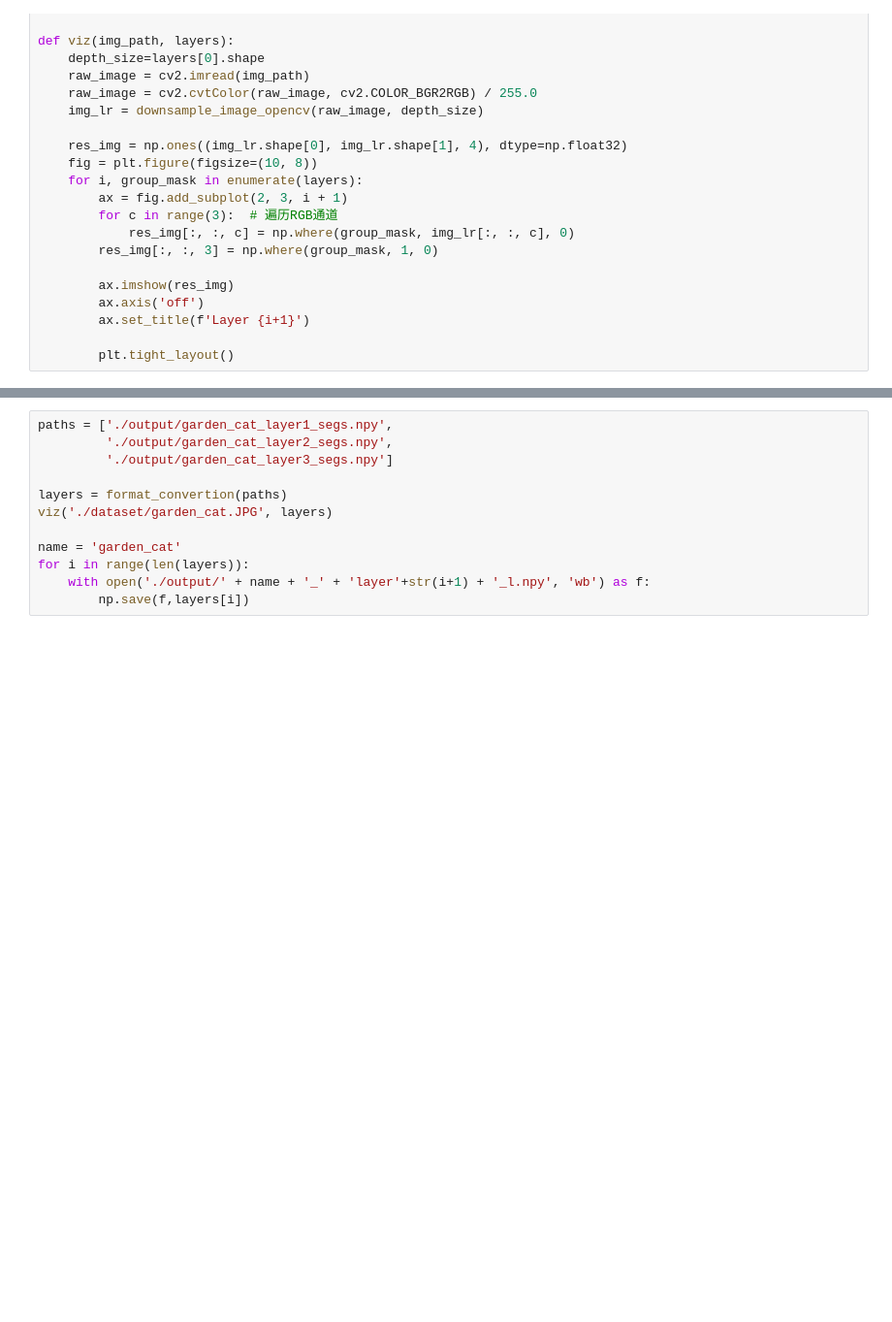
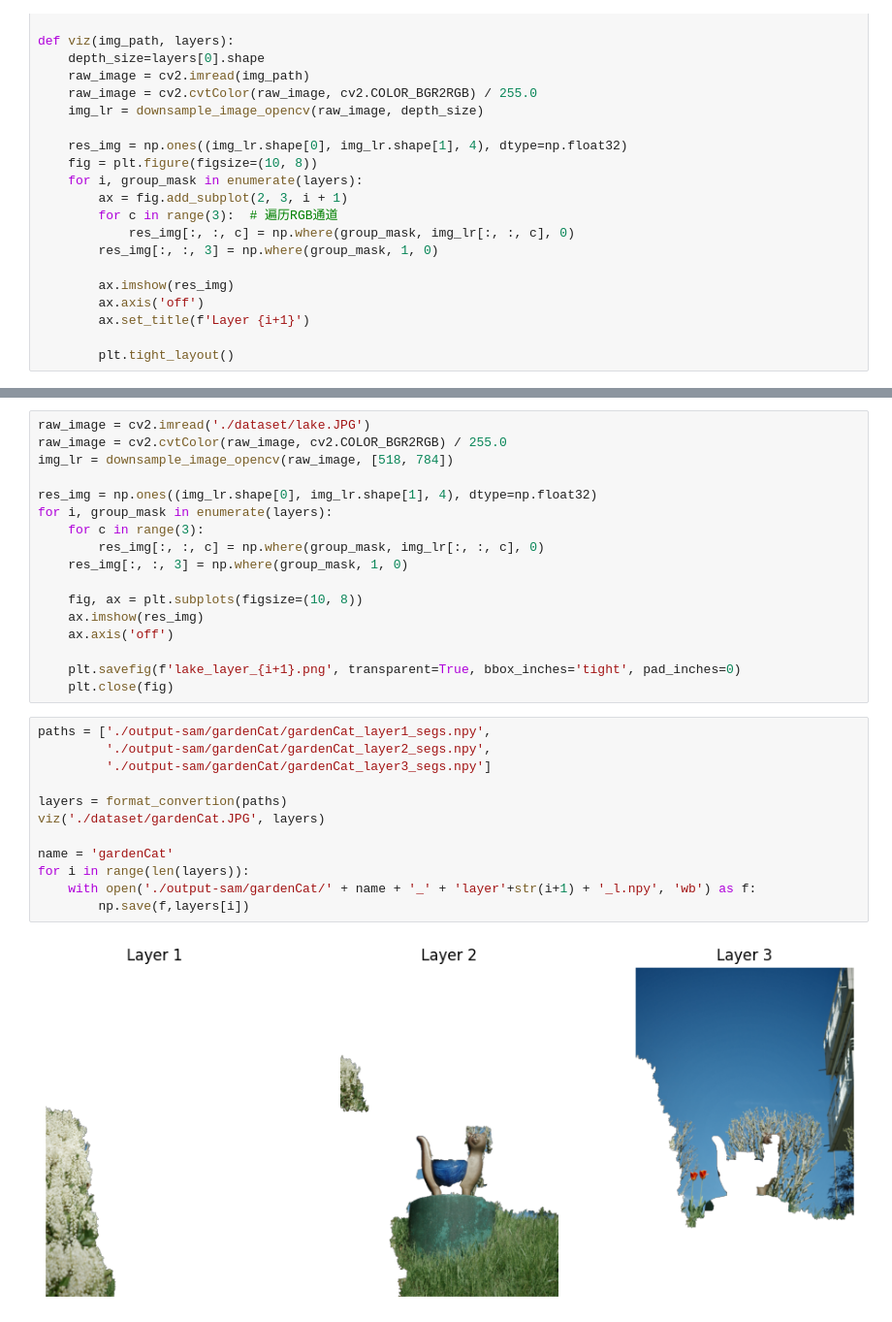
Before and after one commit to koitu/cs413-computational-photography-project, a Jupyter notebook: format_convertion.ipynb, the cells around one changed output, grey strips where cells are left out. Shown at 97% size. Saved outputs shown, nothing was run; the diff lists cells and outputs as text; blank space fills up the shorter version.

Commit message:
update output images

```diff
--- a/format_convertion.ipynb
+++ b/format_convertion.ipynb
@@ -130,12 +156,31 @@ for i in range(len(layers)):
+# %%
+raw_image = cv2.imread('./dataset/lake.JPG')
+raw_image = cv2.cvtColor(raw_image, cv2.COLOR_BGR2RGB) / 255.0
+img_lr = downsample_image_opencv(raw_image, [518, 784])
+
+res_img = np.ones((img_lr.shape[0], img_lr.shape[1], 4), dtype=np.float32)
+for i, group_mask in enumerate(layers):
+    for c in range(3):
+        res_img[:, :, c] = np.where(group_mask, img_lr[:, :, c], 0)
+    res_img[:, :, 3] = np.where(group_mask, 1, 0)
+
+    fig, ax = plt.subplots(figsize=(10, 8))
+    ax.imshow(res_img)
+    ax.axis('off')
+
+    plt.savefig(f'lake_layer_{i+1}.png', transparent=True, bbox_inches='tight', pad_inches=0)
+    plt.close(fig)
 # %%
-paths = ['./output/garden_cat_layer1_segs.npy',
-         './output/garden_cat_layer2_segs.npy',
-         './output/garden_cat_layer3_segs.npy']
+paths = ['./output-sam/gardenCat/gardenCat_layer1_segs.npy',
+         './output-sam/gardenCat/gardenCat_layer2_segs.npy',
+         './output-sam/gardenCat/gardenCat_layer3_segs.npy']
 
 layers = format_convertion(paths)
-viz('./dataset/garden_cat.JPG', layers)
+viz('./dataset/gardenCat.JPG', layers)
 
-name = 'garden_cat'
+name = 'gardenCat'
 for i in range(len(layers)):
-    with open('./output/' + name + '_' + 'layer'+str(i+1) + '_l.npy', 'wb') as f:
+    with open('./output-sam/gardenCat/' + name + '_' + 'layer'+str(i+1) + '_l.npy', 'wb') as f:
         np.save(f,layers[i])
+# %% [output]
+[figure, added]
```
Also changed, not shown: parts of 10 cells of this notebook, 23 other files.
